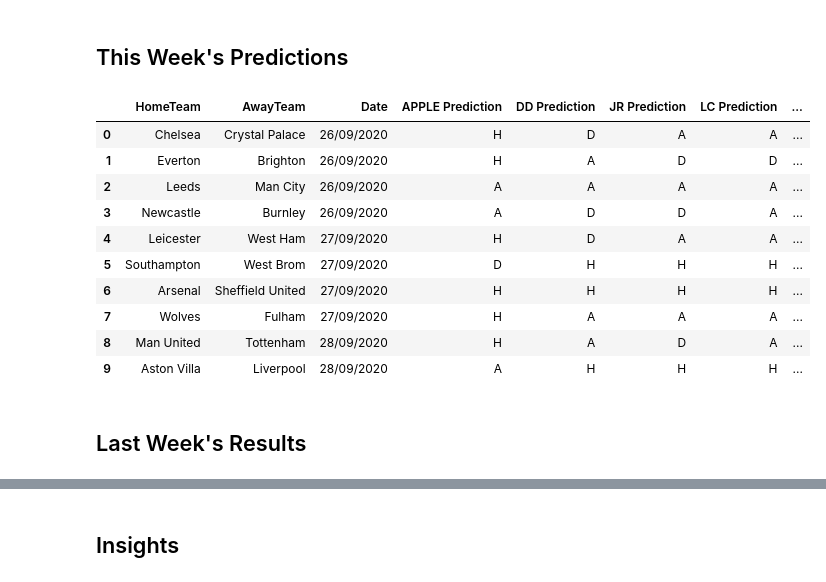
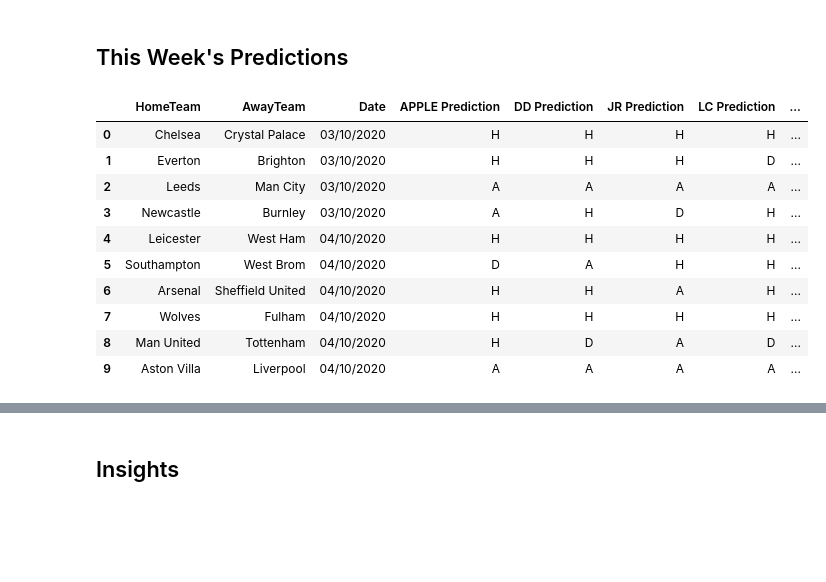
Before and after one commit to benjaminjellis/APPLE, a Jupyter notebook: weekly_results_and_insights.ipynb, the cells around one changed output, grey strips where cells are left out. Cells and saved outputs as stored; diff of their text form; code cells hidden in the pictures; blank space fills up the shorter version.

Commit message:
updated notebook to fix error for week 4 predictions

```diff
--- a/weekly_results_and_insights.ipynb
+++ b/weekly_results_and_insights.ipynb
@@ -4,23 +4,21 @@ from analytics.visulisation import Visualisation
 # %% [markdown]
 ## This Week's Predictions
 # %%
-Predictions(user_predictions = "data/user_predictions/20_21/week3/week3userpredictions.csv",
+Predictions(user_predictions = "data/user_predictions/20_21/week4/week4userpredictions.csv",
         apple_predictions =
         "results/20_21/week4/7640a728-04fb-11eb-8c32-acde48001122_predicted_results.csv").show()
 # %% [output]
 |  | HomeTeam | AwayTeam | Date | APPLE Prediction | DD Prediction | JR Prediction | LC Prediction | ... |
-| 0 | Chelsea | Crystal Palace | 26/09/2020 | H | D | A | A | ... |
-| 1 | Everton | Brighton | 26/09/2020 | H | A | D | D | ... |
-| 2 | Leeds | Man City | 26/09/2020 | A | A | A | A | ... |
-| 3 | Newcastle | Burnley | 26/09/2020 | A | D | D | A | ... |
-| 4 | Leicester | West Ham | 27/09/2020 | H | D | A | A | ... |
-| 5 | Southampton | West Brom | 27/09/2020 | D | H | H | H | ... |
-| 6 | Arsenal | Sheffield United | 27/09/2020 | H | H | H | H | ... |
-| 7 | Wolves | Fulham | 27/09/2020 | H | A | A | A | ... |
-| 8 | Man United | Tottenham | 28/09/2020 | H | A | D | A | ... |
-| 9 | Aston Villa | Liverpool | 28/09/2020 | A | H | H | H | ... |
+| 0 | Chelsea | Crystal Palace | 03/10/2020 | H | H | H | H | ... |
+| 1 | Everton | Brighton | 03/10/2020 | H | H | H | D | ... |
+| 2 | Leeds | Man City | 03/10/2020 | A | A | A | A | ... |
+| 3 | Newcastle | Burnley | 03/10/2020 | A | H | D | H | ... |
+| 4 | Leicester | West Ham | 04/10/2020 | H | H | H | H | ... |
+| 5 | Southampton | West Brom | 04/10/2020 | D | A | H | H | ... |
+| 6 | Arsenal | Sheffield United | 04/10/2020 | H | H | A | H | ... |
+| 7 | Wolves | Fulham | 04/10/2020 | H | H | H | H | ... |
+| 8 | Man United | Tottenham | 04/10/2020 | H | D | A | D | ... |
+| 9 | Aston Villa | Liverpool | 04/10/2020 | A | A | A | A | ... |
-# %% [markdown]
-## Last Week's Results
 # %%
 Results(user_predictions = "data/user_predictions/20_21/week3/week3userpredictions.csv",
         apple_predictions =
```
